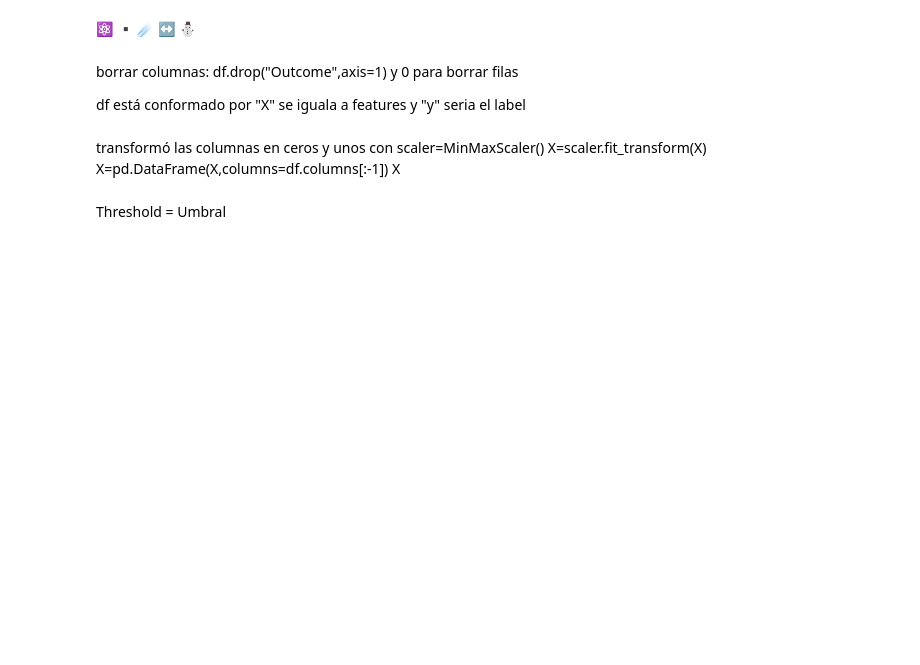
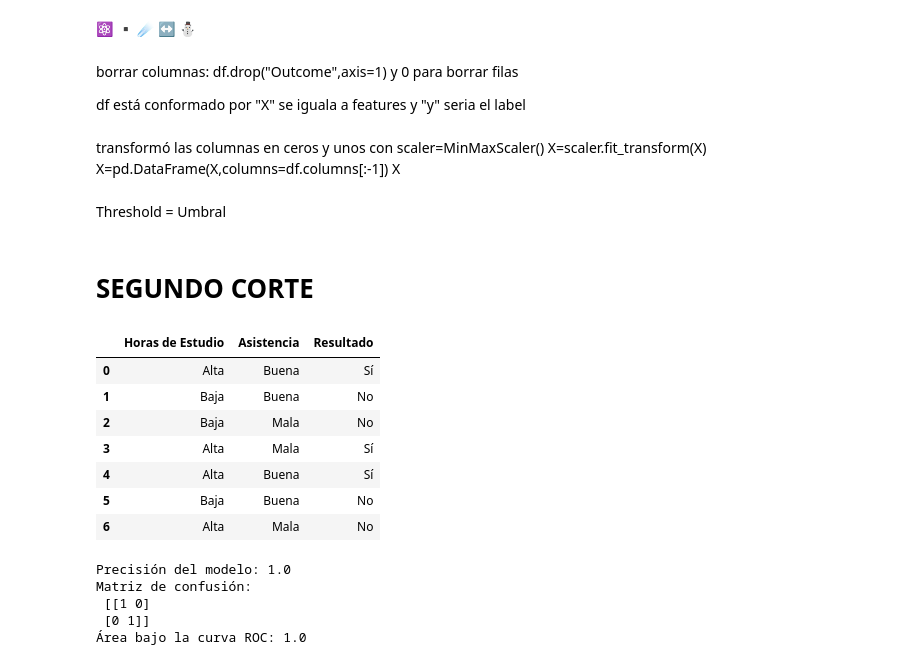
Before and after one commit to IsabelVargas2/Curso-Inteligencia-Artificial, a Jupyter notebook: eda_apuntes_de_clase.ipynb, the cells around one changed output. Saved outputs shown, nothing was run; the diff lists cells and outputs as text; code cells hidden in the pictures; blank space fills up the shorter version.

```diff
--- a/eda_apuntes_de_clase.ipynb
+++ b/eda_apuntes_de_clase.ipynb
@@ -1153,3 +1153,33 @@ X=pd.DataFrame(X,columns=df.columns[:-1])
 X
 # %% [markdown]
 Threshold = Umbral
+# %% [markdown]
+# **SEGUNDO CORTE**
+# %%
+import pandas as pd
+from sklearn.preprocessing import LabelEncoder
+from sklearn.tree import DecisionTreeClassifier, plot_tree
+from sklearn.model_selection import train_test_split
+from sklearn.metrics import accuracy_score, confusion_matrix, roc_auc_score, roc_curve
+import matplotlib.pyplot as plt
+import numpy as np
+
+
+# Crear el conjunto de datos
+data = {
+    "Horas de Estudio": ["Alta", "Baja", "Baja", "Alta", "Alta","Baja", "Alta", ],
+    "Asistencia": ["Buena", "Buena", "Mala", "Mala", "Buena","Buena", "Mala",],
+    "Resultado": ["Sí", "No", "No", "Sí", "Sí","No", "No",]
+}
+
+df = pd.DataFrame(data)
+df
+# %% [output]
+|  | Horas de Estudio | Asistencia | Resultado |
+| 0 | Alta | Buena | Sí |
+| 1 | Baja | Buena | No |
+| 2 | Baja | Mala | No |
+| 3 | Alta | Mala | Sí |
+| 4 | Alta | Buena | Sí |
+| 5 | Baja | Buena | No |
+| 6 | Alta | Mala | No |
@@ -1155,0 +1208,43 @@ Threshold = Umbral
+# %%
+# Codificar variables categóricas a numéricas
+encoder = LabelEncoder()
+df_encoded = df.apply(encoder.fit_transform)
+
+# Separar características y etiqueta
+X = df_encoded[["Horas de Estudio", "Asistencia"]]
+y = df_encoded["Resultado"]
+
+# Split data into training and testing sets
+X_train, X_test, y_train, y_test = train_test_split(X, y, test_size=0.2, random_state=42)  # Adjust test_size as needed
+
+
+#Dado que son muy pocos datos no vamos a dividir en entrenamiento y pruebas, usaremos la data tanto para entrenar como para probar.
+
+# Crear el modelo de Árbol de Decisión
+tree_clf = DecisionTreeClassifier(random_state=42)
+tree_clf.fit(X_train, y_train)  # Train with X_train and y_train
+
+# Hacer predicciones
+y_pred = tree_clf.predict(X_test)  # Predict on X_test
+
+
+# Evaluación del modelo
+accuracy = accuracy_score(y_test, y_pred)  # Evaluate with y_test and y_pred
+conf_matrix = confusion_matrix(y_test, y_pred)  # Evaluate with y_test and y_pred
+
+# Verificar si hay más de una clase en y_test para calcular el ROC AUC
+if len(np.unique(y_test)) > 1:
+    roc_auc = roc_auc_score(y_test, tree_clf.predict_proba(X_test)[:, 1])
+else:
+    roc_auc = "No se puede calcular ROC AUC (solo una clase en y_test)"
+
+# Imprimir los resultados
+print("Precisión del modelo:", accuracy)
+print("Matriz de confusión:\n", conf_matrix)
+print("Área bajo la curva ROC:", roc_auc)
+# %% [output]
+Precisión del modelo: 1.0
+Matriz de confusión:
+ [[1 0]
+ [0 1]]
+Área bajo la curva ROC: 1.0
```
Also changed, not shown: parts of 5 cells of this notebook.
